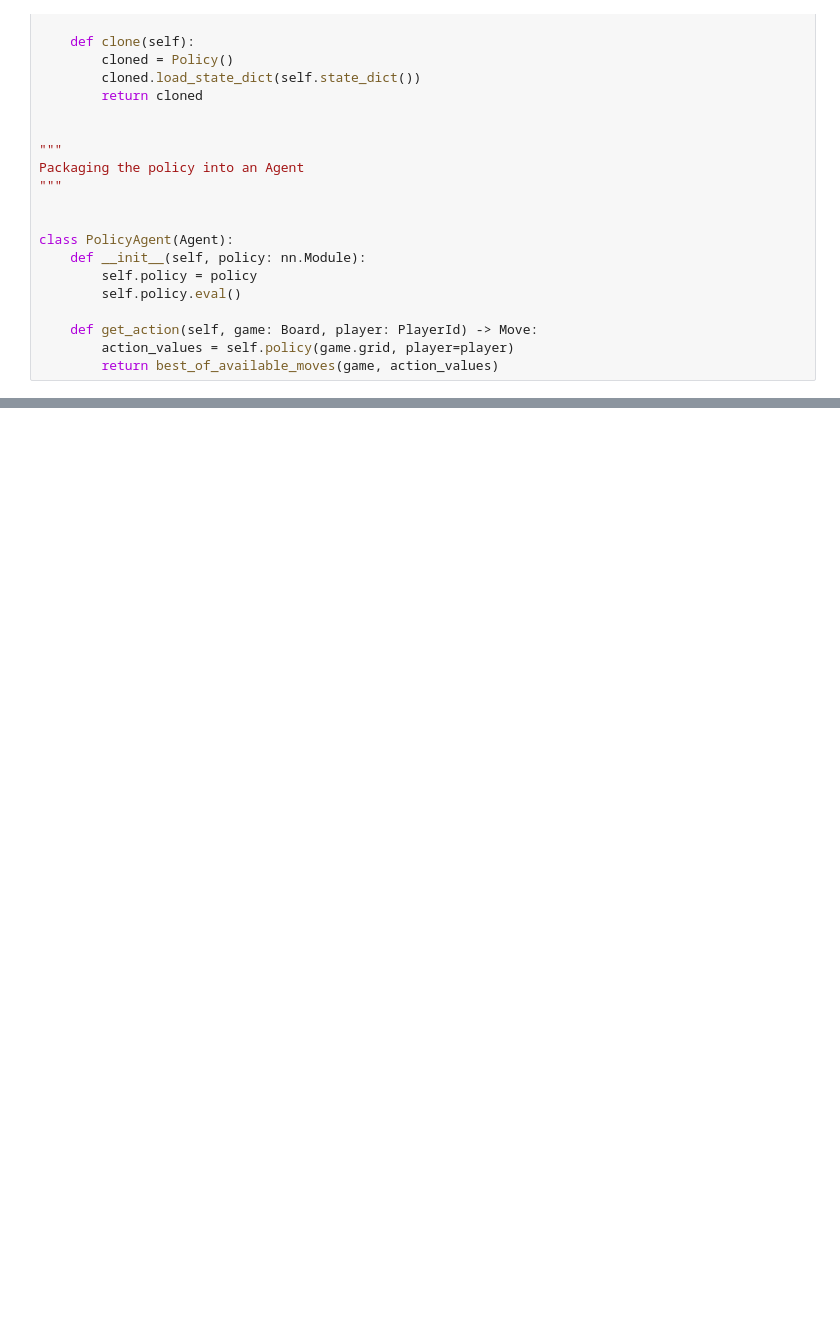
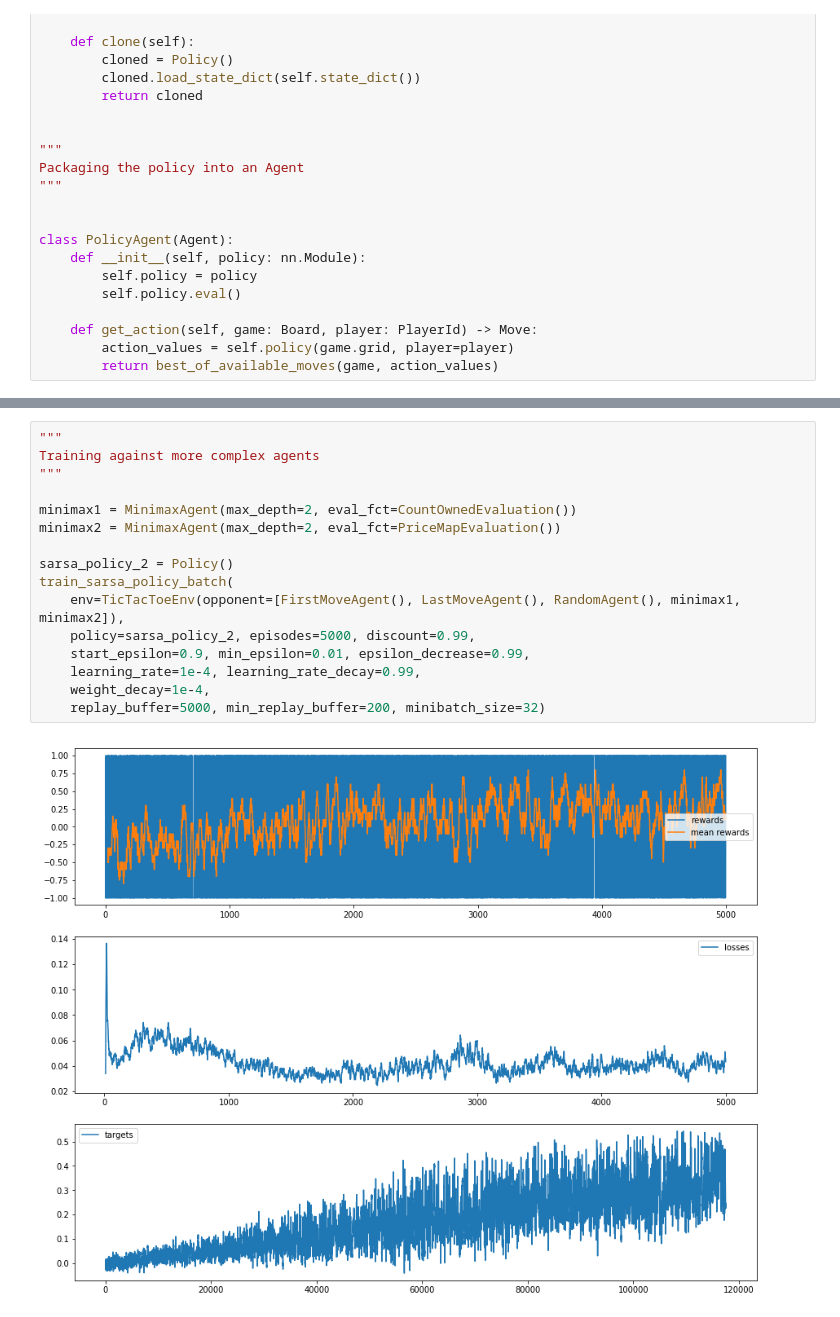
Before and after one commit to QuentinDuval/PythonExperiments, a Jupyter notebook: ml/codingame/ultimate_tic_tac_toe_learning.ipynb, the cells around one changed output, grey strips where cells are left out. Cells and saved outputs as stored; diff of their text form; blank space fills up the shorter version.

Commit message:
Trying to train a better bot

```diff
--- a/ml/codingame/ultimate_tic_tac_toe_learning.ipynb
+++ b/ml/codingame/ultimate_tic_tac_toe_learning.ipynb
@@ -398,0 +405,18 @@ try_out(env=TicTacToeEnv(opponent=minimax), agent=PolicyAgent(sarsa_policy_1))
+# %%
+"""
+Training against more complex agents
+"""
+
+minimax1 = MinimaxAgent(max_depth=2, eval_fct=CountOwnedEvaluation())
+minimax2 = MinimaxAgent(max_depth=2, eval_fct=PriceMapEvaluation())
+
+sarsa_policy_2 = Policy()
+train_sarsa_policy_batch(
+    env=TicTacToeEnv(opponent=[FirstMoveAgent(), LastMoveAgent(), RandomAgent(), minimax1, minimax2]),
+    policy=sarsa_policy_2, episodes=5000, discount=0.99,
+    start_epsilon=0.9, min_epsilon=0.01, epsilon_decrease=0.99,
+    learning_rate=1e-4, learning_rate_decay=0.99,
+    weight_decay=1e-4,
+    replay_buffer=5000, min_replay_buffer=200, minibatch_size=32)
+# %% [output]
+[figure, added]
```
Also changed, not shown: parts of 5 cells of this notebook.
